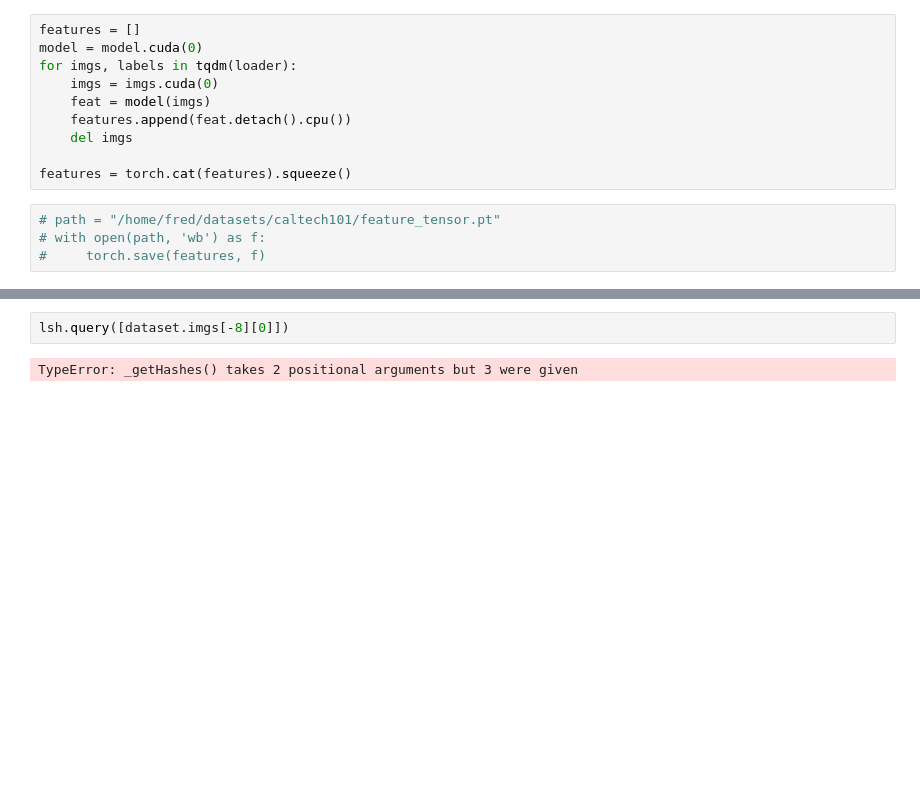
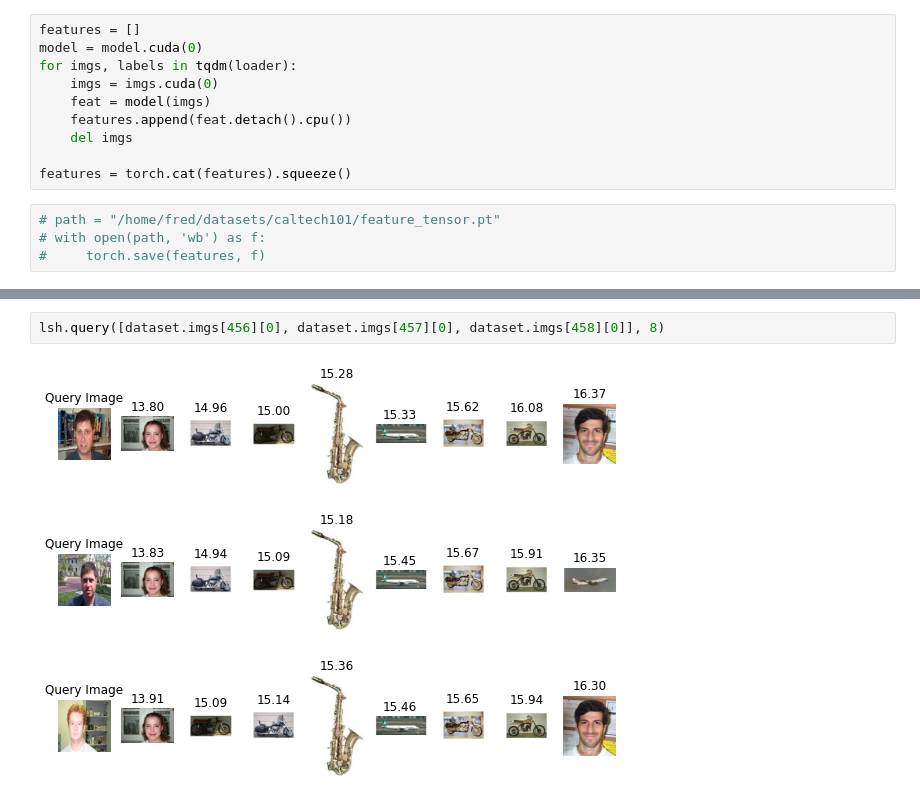
Before and after one commit to fred2167/Personal-Project, a Jupyter notebook: jupyternotebook/Fast Nearest Neighbor Search.ipynb, the cells around one changed output, grey strips where cells are left out. Drawn from its saved outputs; the diff is of its cells as text; blank space fills up the shorter version.

```diff
--- a/jupyternotebook/Fast Nearest Neighbor Search.ipynb
+++ b/jupyternotebook/Fast Nearest Neighbor Search.ipynb
@@ -155,4 +209,6 @@ dataset.imgs[-8][0]
 # %%
-lsh.query([dataset.imgs[-8][0]])
+lsh.query([dataset.imgs[456][0], dataset.imgs[457][0], dataset.imgs[458][0]], 8)
 # %% [output]
-TypeError: _getHashes() takes 2 positional arguments but 3 were given
+[figure, added]
+[figure, added]
+[figure, added]
```
Also changed, not shown: parts of 15 cells of this notebook.
